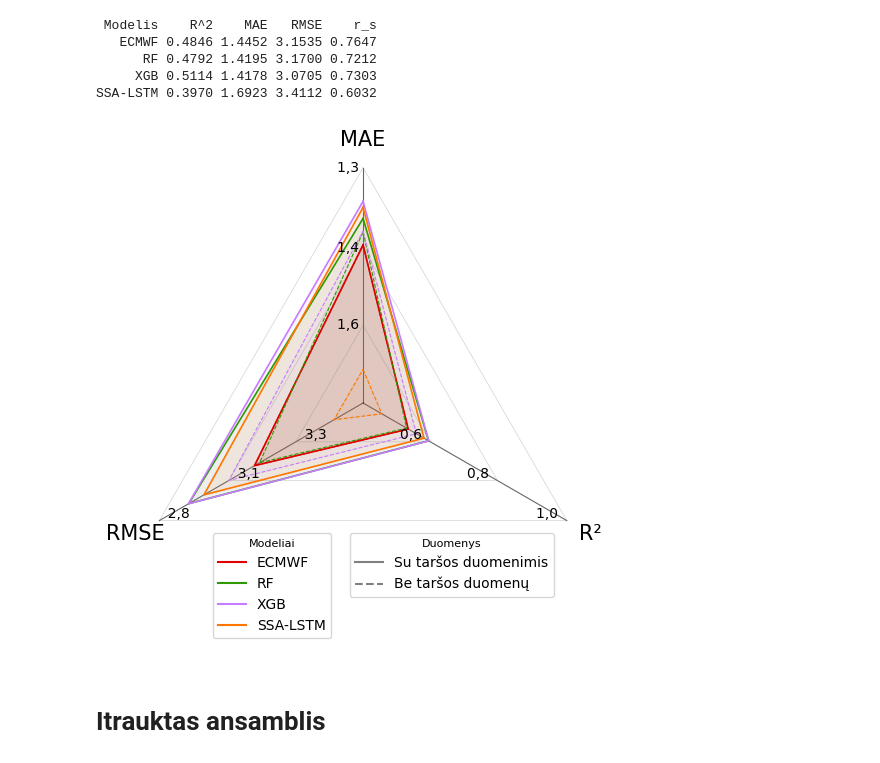
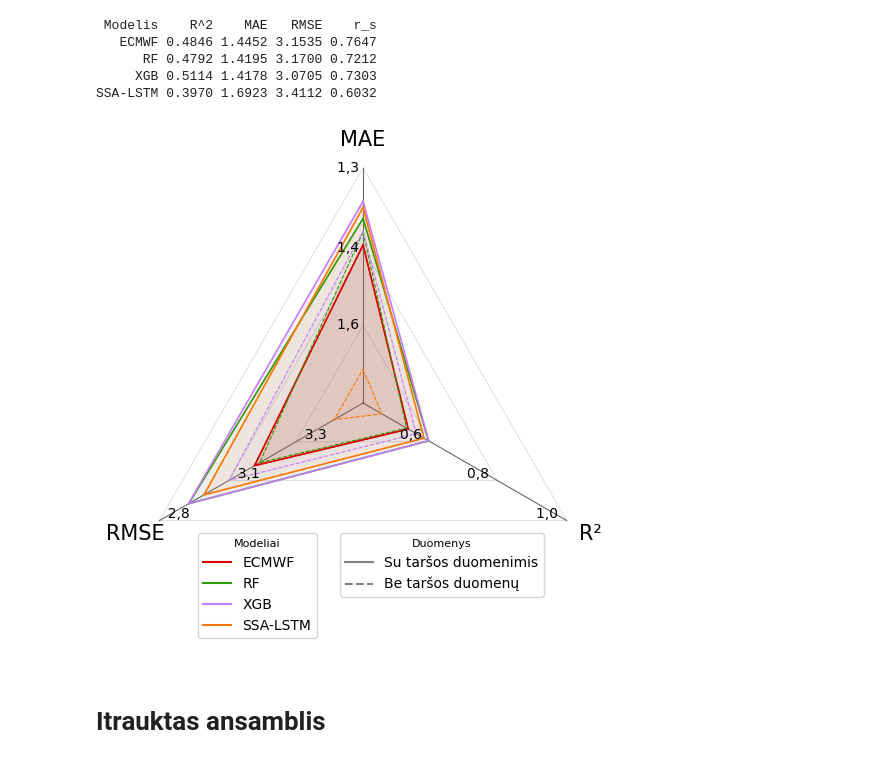
Before and after one commit to rugcer04/Duomenu_mokslo_projektas, a Jupyter notebook: code/python/Models/error_analysis.ipynb, the cells around one changed output. Saved outputs shown, nothing was run; the diff lists cells and outputs as text; code cells hidden in the pictures.

```diff
--- a/code/python/Models/error_analysis.ipynb
+++ b/code/python/Models/error_analysis.ipynb
@@ -906,36 +832,36 @@ def plot_radar_3d_cube(data_with, data_without, model_cols, target_col="actual")
         ax.text(angles[0], n, l + " ", ha="right", va="center", fontsize=10, color="black")
 
     tn, tl = make_cube_ticks(adjusted_mins["R^2"], 1.0, invert=False)
     for n, l in zip(tn, tl):
         ax.text(angles[1], n, l + "  ", ha="right", va="bottom", fontsize=10, color="black")
 
     tn, tl = make_cube_ticks(adjusted_mins["RMSE"], adjusted_maxs["RMSE"], invert=True)
     for n, l in zip(tn, tl):
         ax.text(angles[2], n, "  " + l, ha="left", va="bottom", fontsize=10, color="black")
 
     color_handles = [
         Line2D([0], [0], color=MODEL_COLORS.get(col), linewidth=1.5, label=MODEL_LABELS.get(col, col))
         for col in model_cols
     ]
 
     style_handles = [
         Line2D([0], [0], color="gray", linewidth=1.5, linestyle="-",  label="Su taršos duomenimis"),
         Line2D([0], [0], color="gray", linewidth=1.5, linestyle="--", label="Be taršos duomenų"),
     ]
 
     leg1 = ax.legend(handles=color_handles, loc="upper right",
-                     bbox_to_anchor=(0.45, 0.25), fontsize=10, title="Modeliai", title_fontsize=8)
+                     bbox_to_anchor=(0.42, 0.25), fontsize=10, title="Modeliai", title_fontsize=8)
     ax.add_artist(leg1)
     ax.legend(handles=style_handles, loc="upper right",
-              bbox_to_anchor=(0.9, 0.25), fontsize=10, title="Duomenys", title_fontsize=8)
+              bbox_to_anchor=(0.88, 0.25), fontsize=10, title="Duomenys", title_fontsize=8)
 
     plt.tight_layout()
     plt.savefig('3d_radar.png', dpi=300, bbox_inches='tight')
     plt.show()
 
 plot_radar_3d_cube(df_365, df_without_365, MODEL_COLS)
 # %% [output]
-[figure, old version]
+[figure, new version]
 # %% [markdown]
 # Itrauktas ansamblis
 # %%
```
Also changed, not shown: parts of 26 cells of this notebook.
